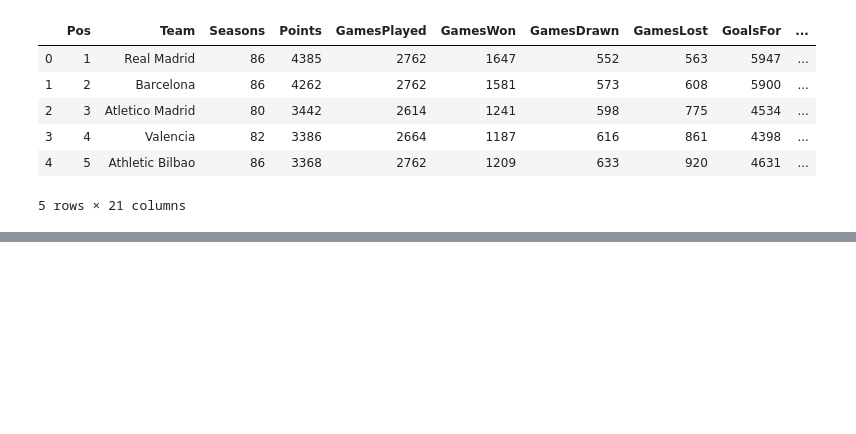
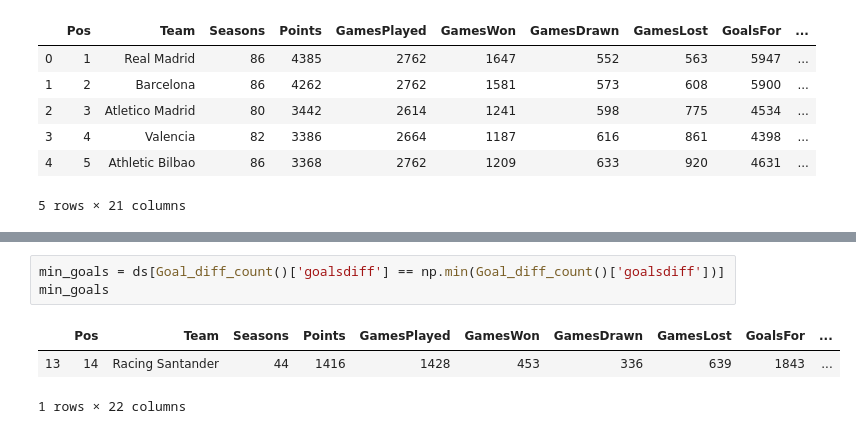
Before and after one commit to mohit19mahajan/aiml1, a Jupyter notebook: Proj1_la_liga_moh.ipynb, the cells around one changed output, grey strips where cells are left out. Drawn from its saved outputs; the diff is of its cells as text; blank space fills up the shorter version.

```diff
--- a/Proj1_la_liga_moh.ipynb
+++ b/Proj1_la_liga_moh.ipynb
@@ -65,3 +99,10 @@ def Goal_diff_count():
+# %%
+min_goals = ds[Goal_diff_count()['goalsdiff'] == np.min(Goal_diff_count()['goalsdiff'])]
+min_goals
+# %% [output]
+|  | Pos | Team | Seasons | Points | GamesPlayed | GamesWon | GamesDrawn | GamesLost | GoalsFor | ... |
+| 13 | 14 | Racing Santander | 44 | 1416 | 1428 | 453 | 336 | 639 | 1843 | ... |
+1 rows × 22 columns
 # %%
 ## 5. Create a new column with the name “Winning Percent” and append it to the data set (5
 ## points)
```
Also changed, not shown: parts of 5 cells of this notebook.
